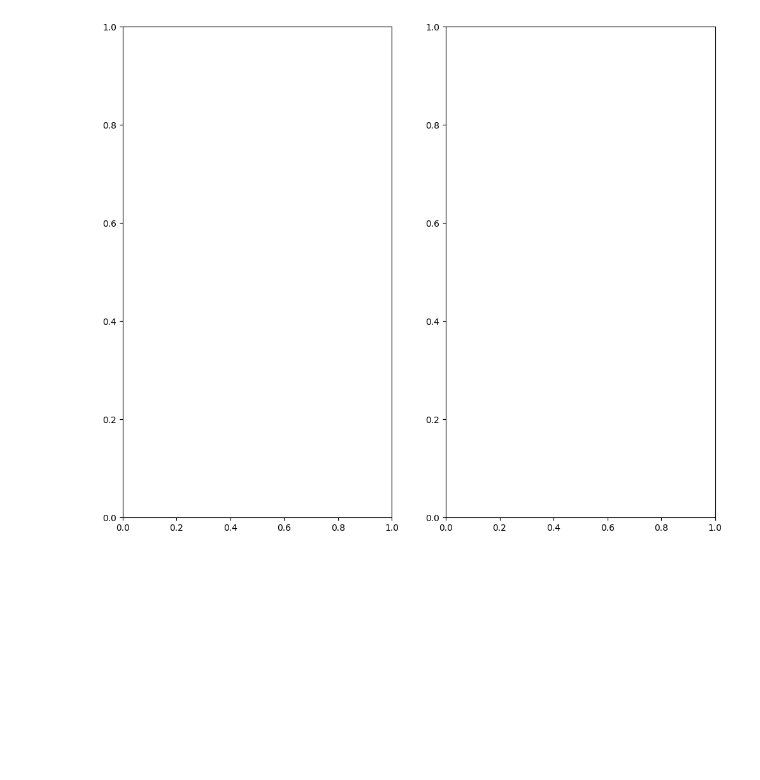
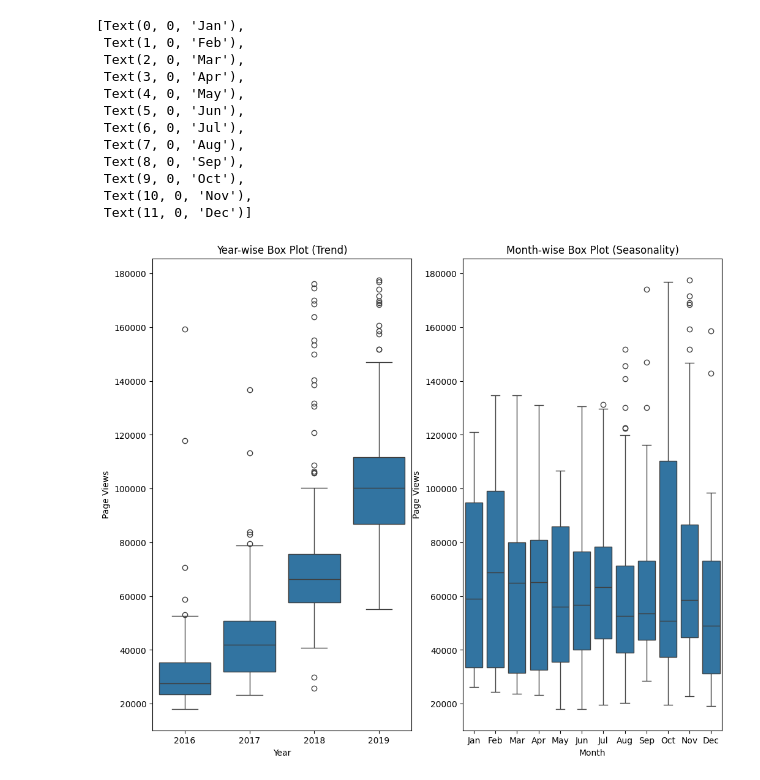
Before and after one commit to mrsimonsen/fCC-Scientific-Computing, a Jupyter notebook: Data Analysis with Python/page-view-time-series-visualizer/time.ipynb, the cells around one changed output. Cells and saved outputs as stored; diff of their text form; code cells hidden in the pictures; blank space fills up the shorter version.

Commit message:
passed BoxPlotTestCase assignment complete

```diff
--- a/Data Analysis with Python/page-view-time-series-visualizer/time.ipynb
+++ b/Data Analysis with Python/page-view-time-series-visualizer/time.ipynb
@@ -1,17 +1,39 @@
 # %%
 from time_series_visualizer import *
-# %%
-from pandas.api.types import CategoricalDtype
-month_order = ['January', 'February', 'March', 'April', 'May', 'June', 'July', 'August', 'September', 'October', 'November', 'December']
-df['Month']=df.index.month_name()
-df['Month']=df['Month'].astype(CategoricalDtype(categories=month_order, ordered=True))
 # %%
 df_box = df.copy()
 df_box.reset_index(inplace=True)
 df_box['year'] = [d.year for d in df_box.date]
 df_box['month'] = [d.strftime('%b') for d in df_box.date]
 
 # Draw box plots (using Seaborn)
 fig, axes = plt.subplots(1, 2, figsize=(12, 10))
+
+#Year plot
+sns.boxplot(x='year', y='value', data=df_box, ax=axes[0])
+axes[0].set_title('Year-wise Box Plot (Trend)')
+axes[0].set_xlabel('Year')
+axes[0].set_ylabel('Page Views')
+
+#Month plot
+sns.boxplot(x='month', y='value', data=df_box, ax=axes[1], order=short_months)
+axes[1].set_title('Month-wise Box Plot (Seasonality)')
+axes[1].set_xlabel('Month')
+axes[1].set_ylabel('Page Views')
+
+#fix tick labels
+axes[1].set_xticklabels(short_months)
 # %% [output]
+[Text(0, 0, 'Jan'),
+ Text(1, 0, 'Feb'),
+ Text(2, 0, 'Mar'),
+ Text(3, 0, 'Apr'),
+ Text(4, 0, 'May'),
+ Text(5, 0, 'Jun'),
+ Text(6, 0, 'Jul'),
+ Text(7, 0, 'Aug'),
+ Text(8, 0, 'Sep'),
+ Text(9, 0, 'Oct'),
+ Text(10, 0, 'Nov'),
+ Text(11, 0, 'Dec')]
-[figure, old version]
+[figure, new version]
```
Also changed, not shown: 2 other files.
